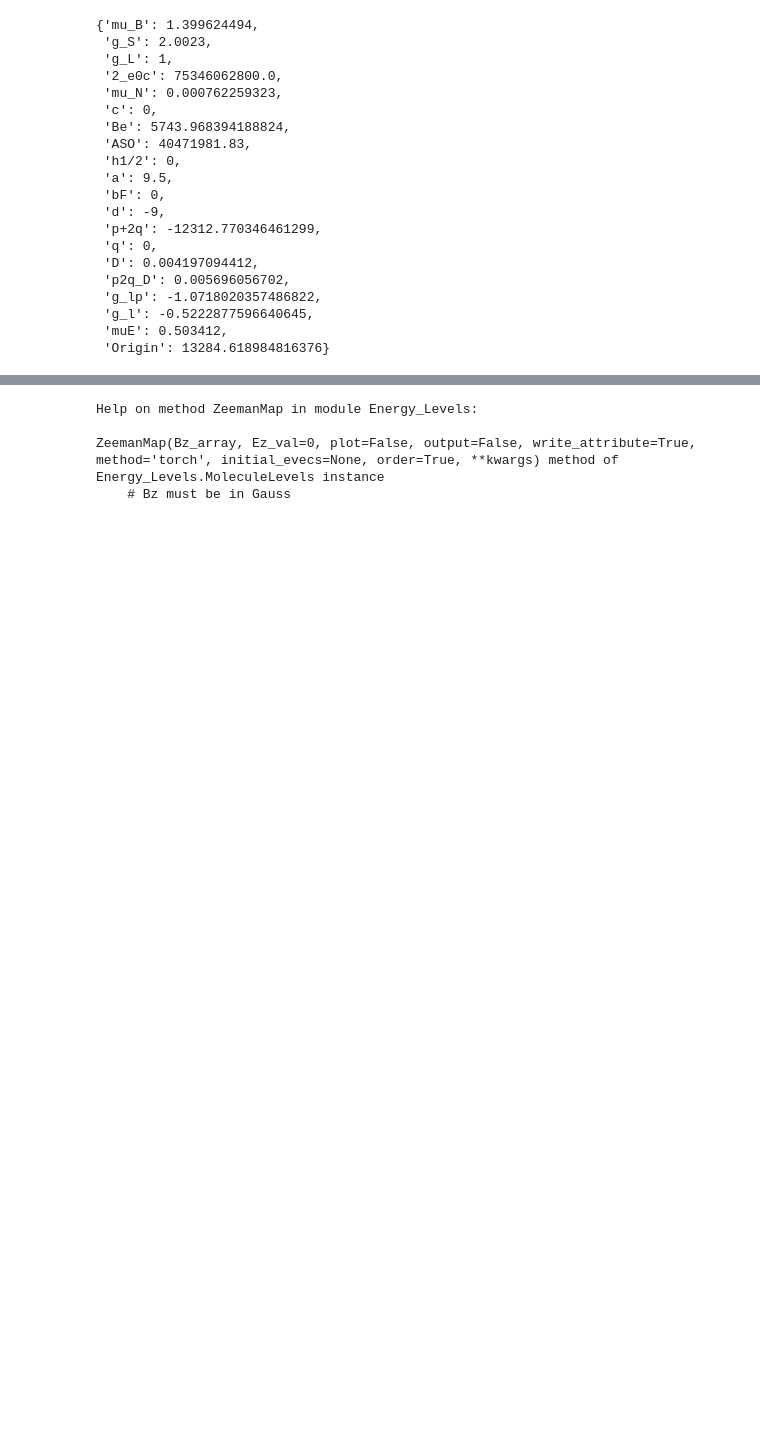
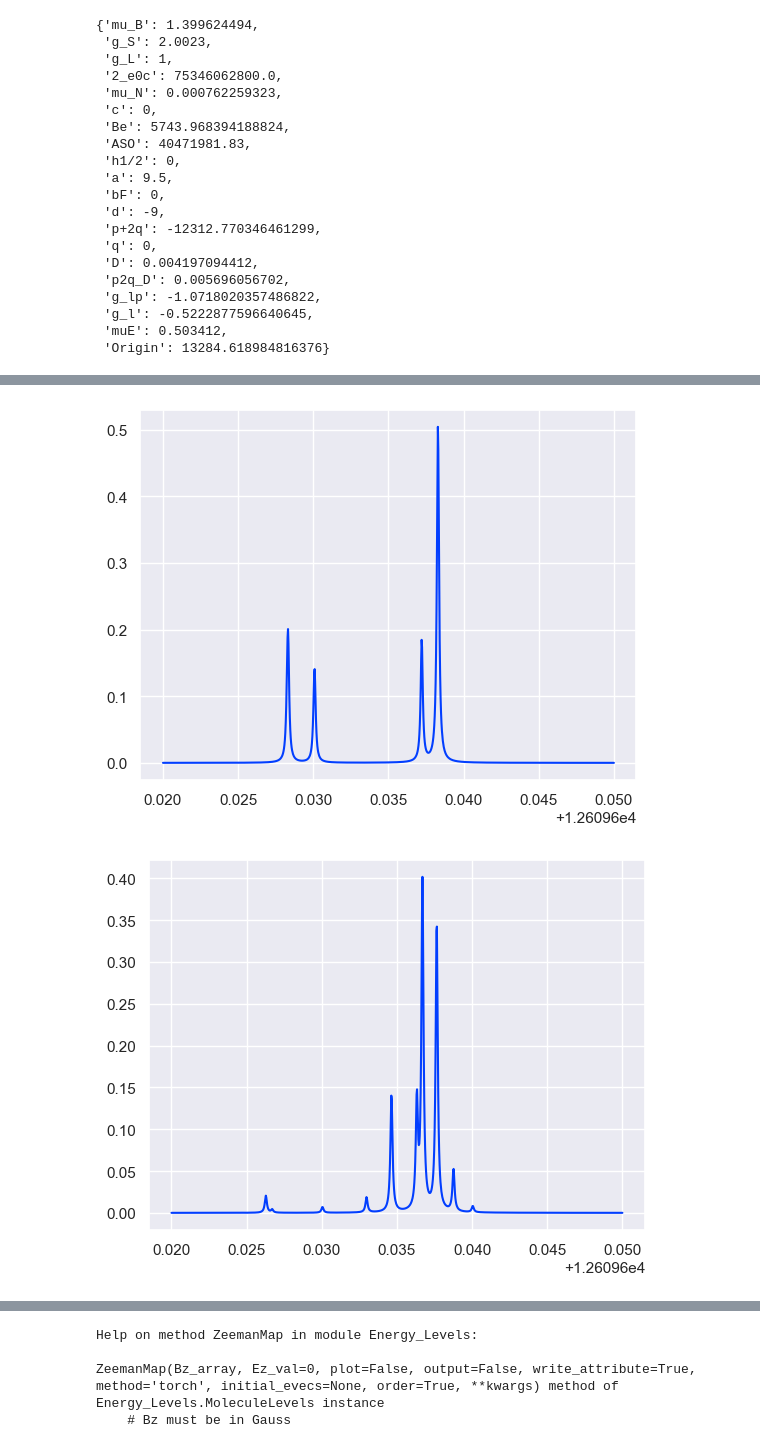
Before and after one commit to arianjad/Molecule-Structure, a Jupyter notebook: Jupyter Notebooks/RaX/RaF X-A.ipynb, the cells around one changed output, grey strips where cells are left out. Drawn from its saved outputs; the diff is of its cells as text; code cells hidden in the pictures; blank space fills up the shorter version.

```diff
--- a/Jupyter Notebooks/RaX/RaF X-A.ipynb
+++ b/Jupyter Notebooks/RaX/RaF X-A.ipynb
@@ -581,2 +609,16 @@ plt.show()
 # %%
+gidx = g.select_q({'N':[1]})
+eidx = e.select_q({'J':[0.5]},parity='+')
+freq_array = np.linspace(12609.62,12609.65,1000)
+# freq_array=None
+flist,(freq,tot_lor),BRlist,t_str_list = simulate_spectra([0,1],g,e,gidx,eidx,ret_str =True,freq_array=freq_array,diagonalize=True,T=2.5,origin = e.parameters['Origin'],P_adjust=False,pad=100,dipole='-',cm=True,thresh=1e-5,g=5/(29979.2458),dip=False,make_lorentzians=True,plot=True)
+flist,(freq,tot_lor),BRlist,t_str_list = simulate_spectra([0,100],g,e,gidx,eidx,ret_str =True,freq_array=freq_array,diagonalize=True,T=2.5,origin = e.parameters['Origin'],P_adjust=False,pad=100,dipole='-',cm=True,thresh=1e-5,g=5/(29979.2458),dip=False,make_lorentzians=True,plot=True)
+flist,(freq,tot_lor),BRlist,t_str_list = simulate_spectra([0,110],g,e,gidx,eidx,ret_str =True,freq_array=freq_array,diagonalize=True,T=2.5,origin = e.parameters['Origin'],P_adjust=False,pad=100,dipole='-',cm=True,thresh=1e-5,g=5/(29979.2458),dip=False,make_lorentzians=True,plot=True)
+flist,(freq,tot_lor),BRlist,t_str_list = simulate_spectra([0,120],g,e,gidx,eidx,ret_str =True,freq_array=freq_array,diagonalize=True,T=2.5,origin = e.parameters['Origin'],P_adjust=False,pad=100,dipole='-',cm=True,thresh=1e-5,g=5/(29979.2458),dip=False,make_lorentzians=True,plot=True)
+flist,(freq,tot_lor),BRlist,t_str_list = simulate_spectra([0,130],g,e,gidx,eidx,ret_str =True,freq_array=freq_array,diagonalize=True,T=2.5,origin = e.parameters['Origin'],P_adjust=False,pad=100,dipole='-',cm=True,thresh=1e-5,g=5/(29979.2458),dip=False,make_lorentzians=True,plot=True)
+flist,(freq,tot_lor),BRlist,t_str_list = simulate_spectra([0,140],g,e,gidx,eidx,ret_str =True,freq_array=freq_array,diagonalize=True,T=2.5,origin = e.parameters['Origin'],P_adjust=False,pad=100,dipole='-',cm=True,thresh=1e-5,g=5/(29979.2458),dip=False,make_lorentzians=True,plot=True)
+flist,(freq,tot_lor),BRlist,t_str_list = simulate_spectra([0,150],g,e,gidx,eidx,ret_str =True,freq_array=freq_array,diagonalize=True,T=2.5,origin = e.parameters['Origin'],P_adjust=False,pad=100,dipole='-',cm=True,thresh=1e-5,g=5/(29979.2458),dip=False,make_lorentzians=True,plot=True)
+flist,(freq,tot_lor),BRlist,t_str_list = simulate_spectra([0,160],g,e,gidx,eidx,ret_str =True,freq_array=freq_array,diagonalize=True,T=2.5,origin = e.parameters['Origin'],P_adjust=False,pad=100,dipole='-',cm=True,thresh=1e-5,g=5/(29979.2458),dip=False,make_lorentzians=True,plot=True)
+flist,(freq,tot_lor),BRlist,t_str_list = simulate_spectra([0,170],g,e,gidx,eidx,ret_str =True,freq_array=freq_array,diagonalize=True,T=2.5,origin = e.parameters['Origin'],P_adjust=False,pad=100,dipole='-',cm=True,thresh=1e-5,g=5/(29979.2458),dip=False,make_lorentzians=True,plot=True)
+plt.show()
 # %% [output]
@@ -583,0 +634,2 @@ IndexError: index 28 is out of bounds for axis 1 with size 24
+[figure, added]
+[figure, added]
```
Also changed, not shown: parts of 6 cells of this notebook, 6 other files.
